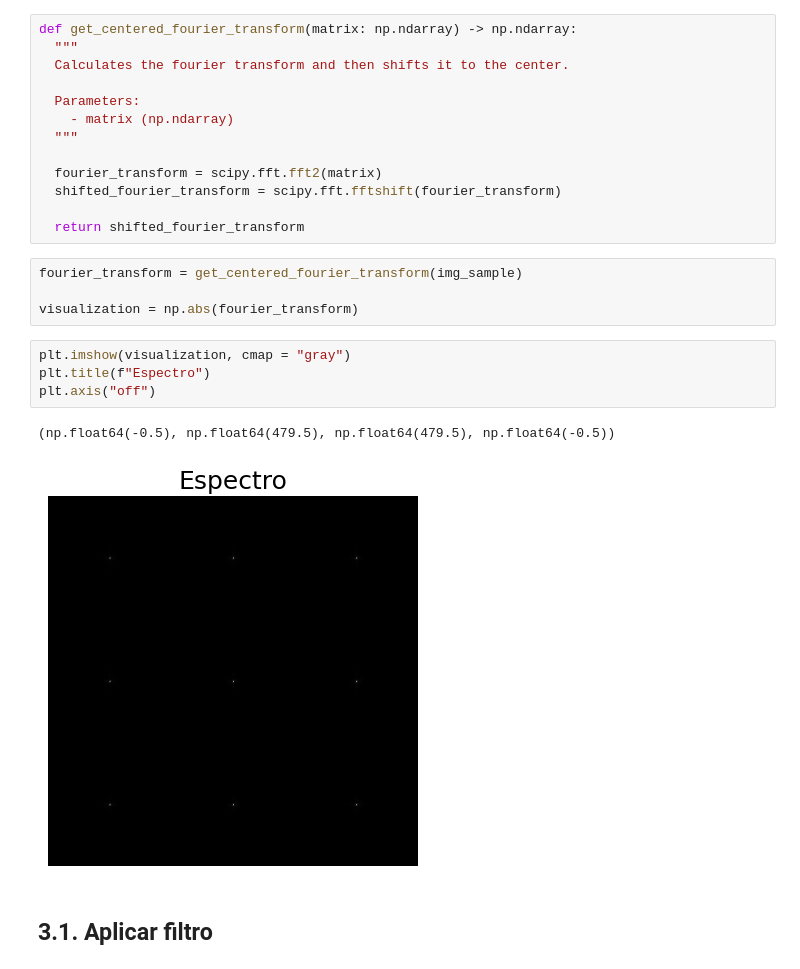
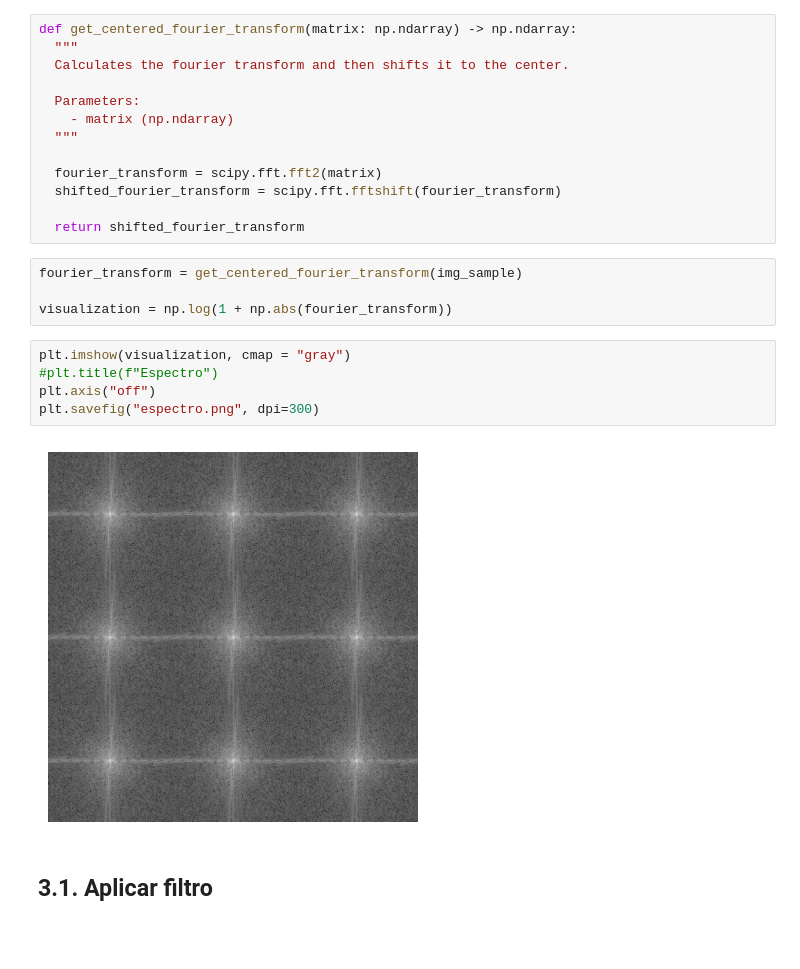
Before and after one commit to Miguel-Perdomo/fourier-optics, a Jupyter notebook: talleres/taller1/notebooks/taller01.ipynb, the cells around one changed output. Cells and saved outputs as stored; diff of their text form; blank space fills up the shorter version.

```diff
--- a/talleres/taller1/notebooks/taller01.ipynb
+++ b/talleres/taller1/notebooks/taller01.ipynb
@@ -111,14 +101,14 @@ def get_centered_fourier_transform(matrix: np.ndarray) -> np.ndarray:
 # %%
 fourier_transform = get_centered_fourier_transform(img_sample)
 
-visualization = np.abs(fourier_transform)
+visualization = np.log(1 + np.abs(fourier_transform))
 # %%
 plt.imshow(visualization, cmap = "gray")
-plt.title(f"Espectro")
+#plt.title(f"Espectro")
 plt.axis("off")
+plt.savefig("espectro.png", dpi=300)
 # %% [output]
-(np.float64(-0.5), np.float64(479.5), np.float64(479.5), np.float64(-0.5))
-[figure, old version]
+[figure, new version]
 # %% [markdown]
 ## 3.1. Aplicar filtro
 # %% [markdown]
```
Also changed, not shown: parts of 10 cells of this notebook.
